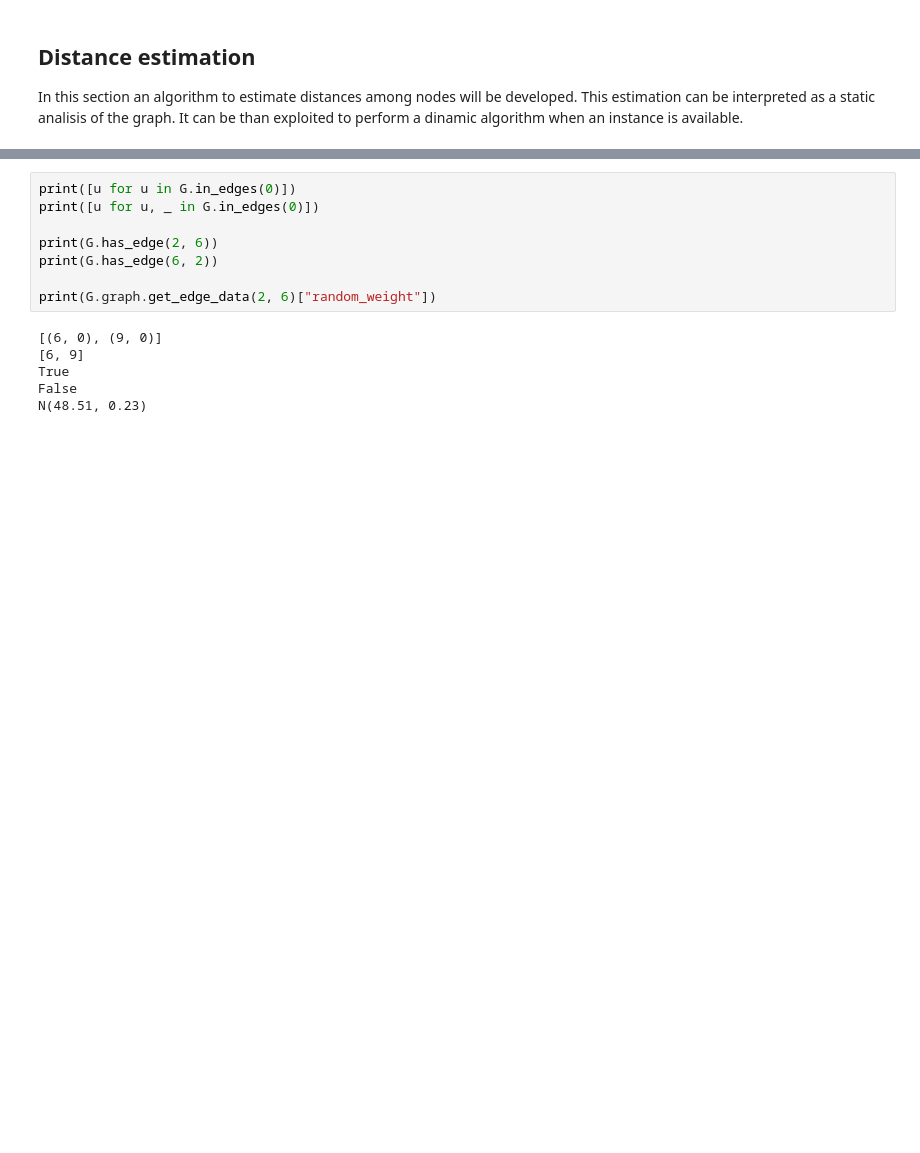
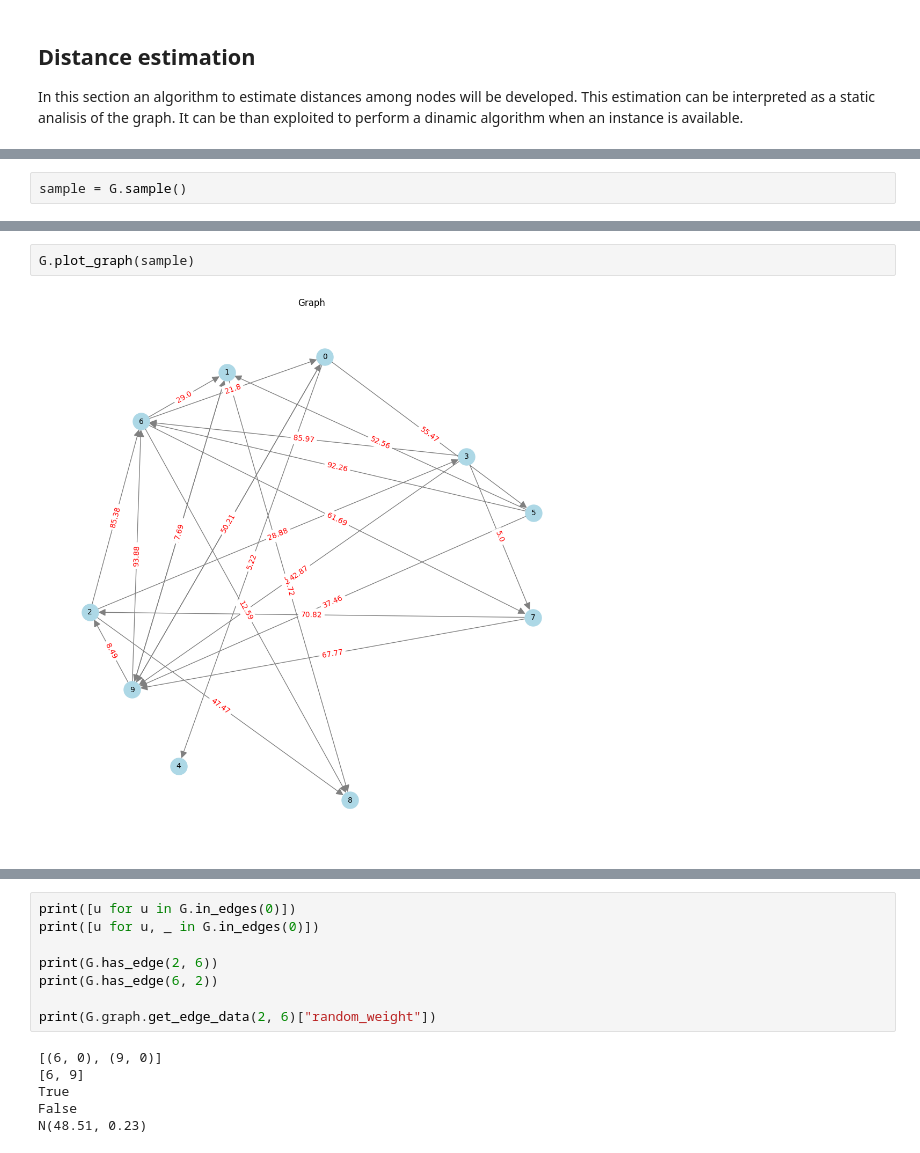
Before and after one commit to Mark55X/LearningFromNetworksProject, a Jupyter notebook: code/notebooks/project.ipynb, the cells around one changed output, grey strips where cells are left out. Saved outputs shown, nothing was run; the diff lists cells and outputs as text; blank space fills up the shorter version.

```diff
--- a/code/notebooks/project.ipynb
+++ b/code/notebooks/project.ipynb
@@ -511,0 +500,2 @@ N(48.62, 0.3) N(44.79, 0.36) N(5.45, 0.12) N(79.83, 0.24) N(45.07, 0.43) N(6.08,
+# %%
+sample = G.sample()
@@ -511,0 +506,4 @@ N(48.62, 0.3) N(44.79, 0.36) N(5.45, 0.12) N(79.83, 0.24) N(45.07, 0.43) N(6.08,
+# %%
+G.plot_graph(sample)
+# %% [output]
+[figure, added]
```
Also changed, not shown: parts of 9 cells of this notebook.
